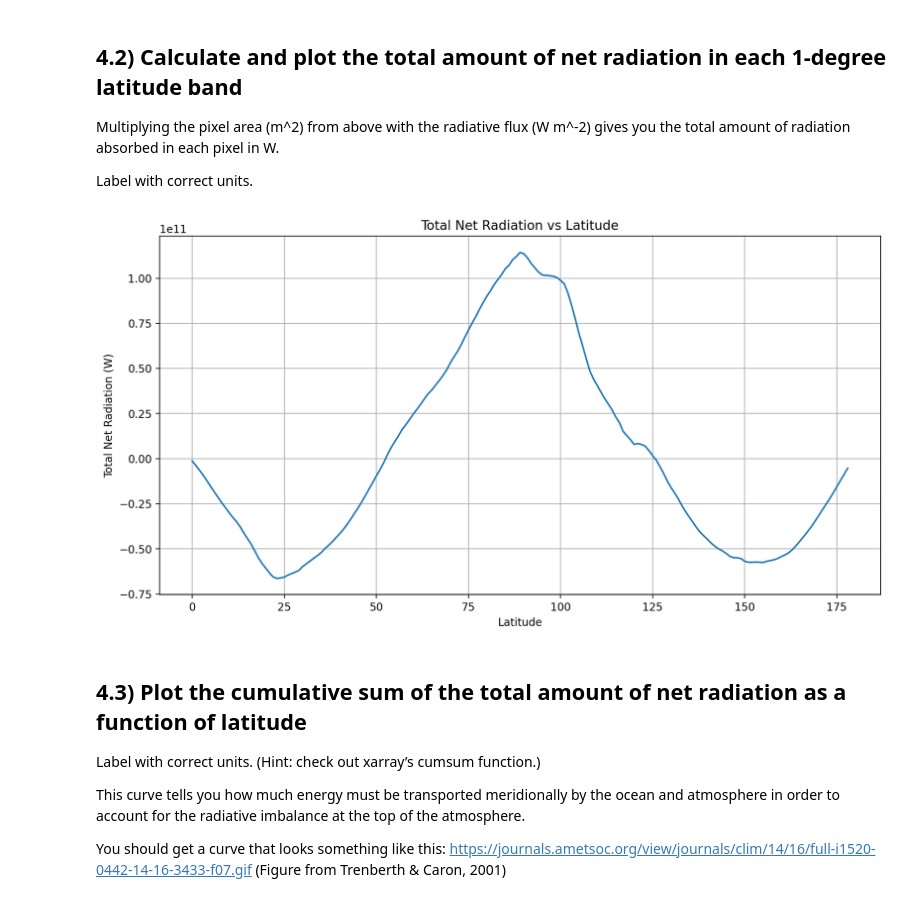
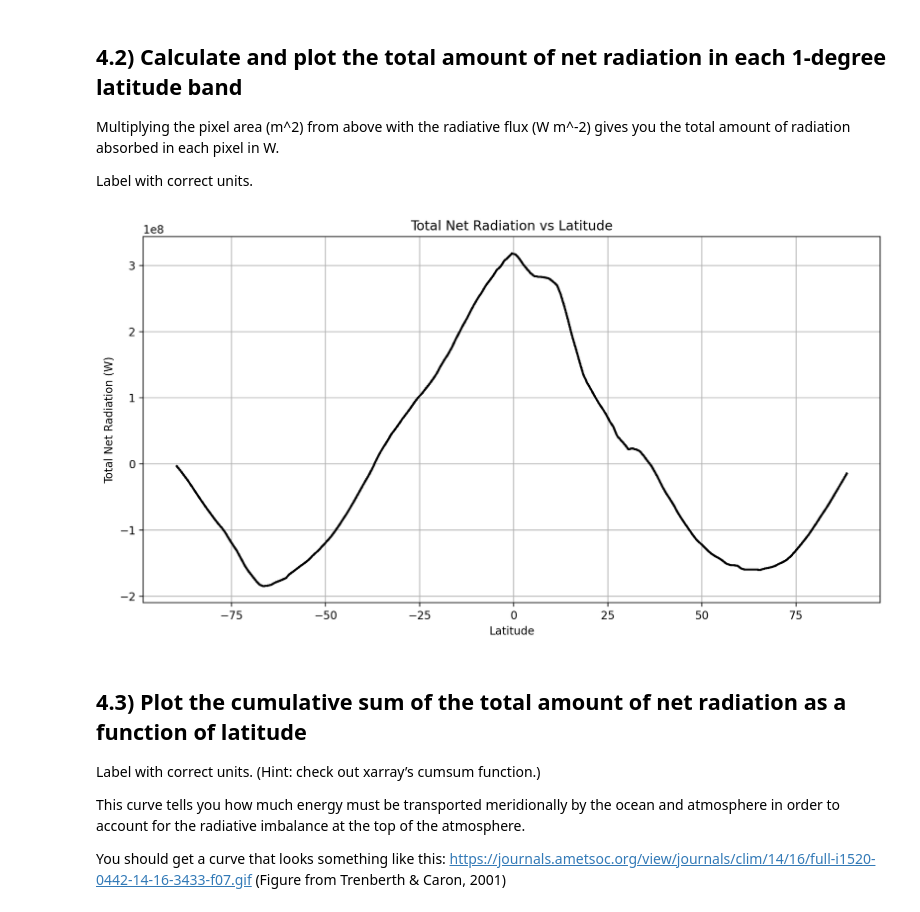
Before and after one commit to PhyllisKho/Assignments, a Jupyter notebook: Assignment7.ipynb, the cells around one changed output. Cells and saved outputs as stored; diff of their text form; code cells hidden in the pictures.

```diff
--- a/Assignment7.ipynb
+++ b/Assignment7.ipynb
@@ -260,23 +261,20 @@ Multiplying the pixel area (m^2) from above with the radiative flux (W m^-2) giv
 
 Label with correct units.
 # %%
-# Calculate total area per degree latitude
-area_per_latitude = dA.sum(axis=1)
-
 # Calculate sum of net flux at each of the 180 lat points across all longitudes
 sum_net_flux_at_each_latitude = toa_net_flux.sum(dim='lon')
 
 # Calculate net radiation for each latitude band
-net_radiation_per_degree_latitude_band = sum_net_flux_at_each_latitude * area_per_latitude
+net_radiation_per_degree_latitude_band = sum_net_flux_at_each_latitude * dA
 
 # Plot the total net radiation
-plt.plot(net_radiation);
+plt.plot(net_radiation_per_degree_latitude_band.lat, net_radiation_per_degree_latitude_band, color='black');
 plt.grid(True);
 plt.xlabel('Latitude');
 plt.ylabel('Total Net Radiation (W)');
 plt.title('Total Net Radiation vs Latitude');
 # %% [output]
-[figure, old version]
+[figure, new version]
 # %% [markdown]
 ## 4.3) Plot the cumulative sum of the total amount of net radiation as a function of latitude
 Label with correct units. (Hint: check out xarray’s cumsum function.)
```
Also changed, not shown: parts of 11 cells of this notebook.
